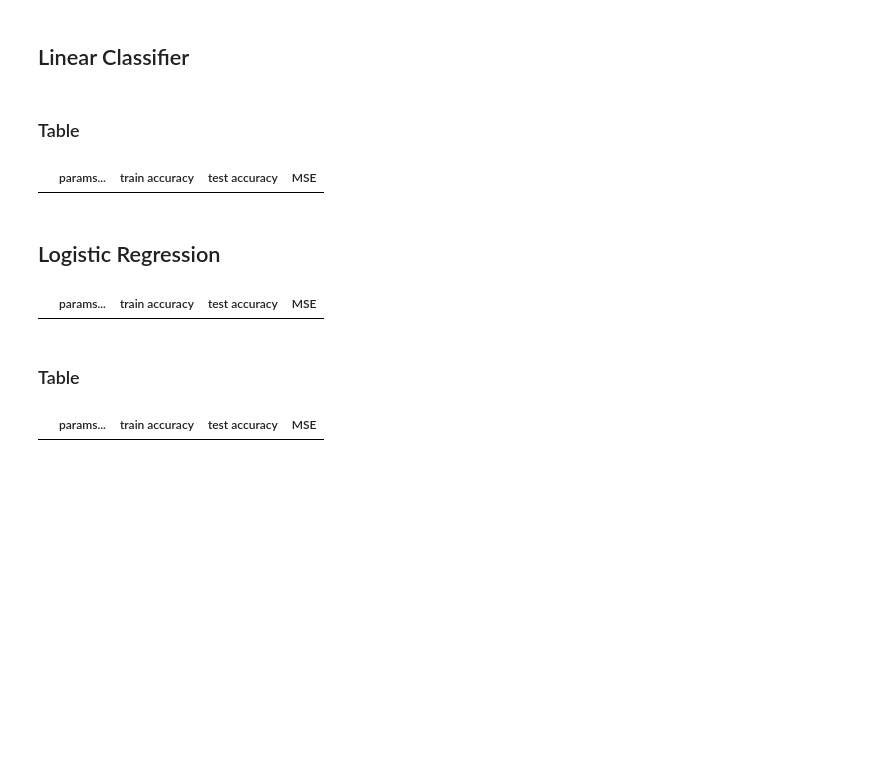
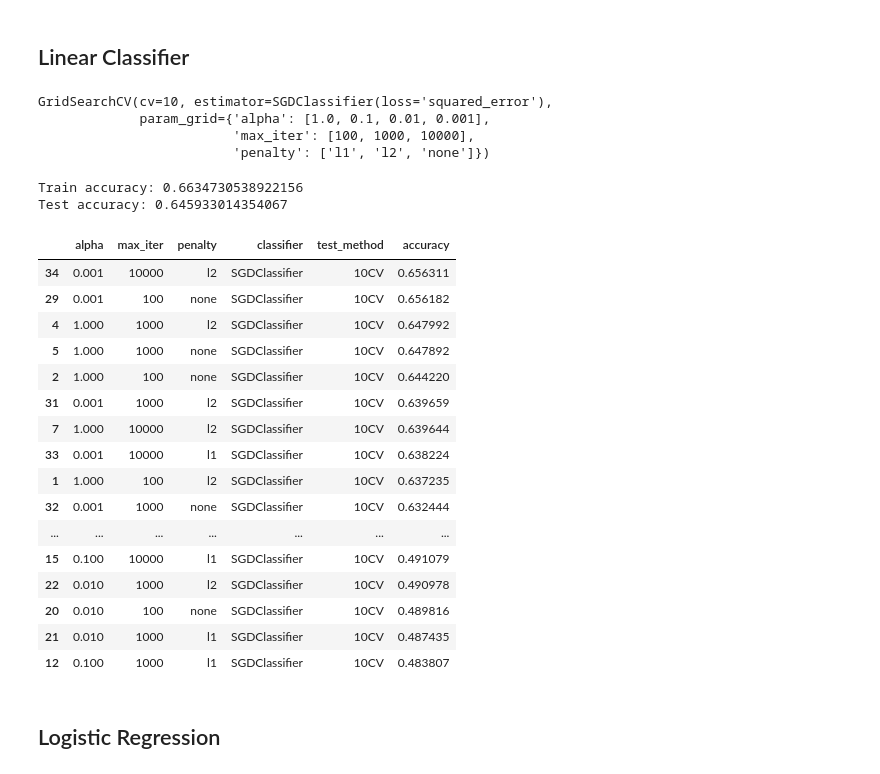
Before and after one commit to DuplexCard/F20DL-Natalia-G4, a Jupyter notebook: lab9.ipynb, the cells around one changed output. Saved outputs shown, nothing was run; the diff lists cells and outputs as text; code cells hidden in the pictures; blank space fills up the shorter version.

Commit message:
added sgd and logistic classifier

```diff
--- a/lab9.ipynb
+++ b/lab9.ipynb
@@ -59,6 +62,10 @@ y_binary = [0 if y_i > np.mean(y) else 1 for y_i in y] #making the target class
 X = df3_copy
 # display(X)
 # print(y_binary)
+# %%
+#scale
+scaler = MinMaxScaler()
+X = scaler.fit_transform(X)
 # %%
 X_train, X_test, y_train, y_test = train_test_split(X, y_binary, test_size=0.2, stratify=y_binary, random_state=42,)
 X_train.shape
@@ -73,18 +76,50 @@ linear_table = pd.DataFrame(columns=["params...","train accuracy","test accuracy
 # %%
+#batch size is not supported in SGDClassifier, can be done using partial_fit
 parameters = {
-    "learning_rate": [1.0, 0.1, 0.01, 0.001],
-    "max_iter": [10, 100, 1000],
-    "batch":
+    "alpha": [1.0, 0.1, 0.01, 0.001],
+    "max_iter": [100, 1000, 10000],
+    "penalty" : ["l1", "l2", "none"]
 
 }
 linear_model = SGDClassifier(loss="squared_error")
 linear_cv = GridSearchCV(linear_model, parameters, cv=10)
 linear_cv.fit(X_train,y_train)
+# %% [output]
+GridSearchCV(cv=10, estimator=SGDClassifier(loss='squared_error'),
+             param_grid={'alpha': [1.0, 0.1, 0.01, 0.001],
+                         'max_iter': [100, 1000, 10000],
+                         'penalty': ['l1', 'l2', 'none']})
-# %% [markdown]
-### Table
-# %%
-linear_table
-# %% [output]
-|  | params... | train accuracy | test accuracy | MSE |
+# %%
+print(f"Train accuracy: {linear_cv.best_estimator_.score(X_train, y_train)}")
+print(f"Test accuracy: {linear_cv.best_estimator_.score(X_test, y_test)}")
+# %% [output]
+Train accuracy: 0.6634730538922156
+Test accuracy: 0.645933014354067
+# %%
+table = pd.DataFrame(linear_cv.cv_results_["params"])
+table["classifier"] = "SGDClassifier"
+table["test_method"] = "10CV"
+table["accuracy"] = linear_cv.cv_results_["mean_test_score"]
+table = table.sort_values(by=["accuracy"], ascending=False)
+
+table
+# %% [output]
+|  | alpha | max_iter | penalty | classifier | test_method | accuracy |
+| 34 | 0.001 | 10000 | l2 | SGDClassifier | 10CV | 0.656311 |
+| 29 | 0.001 | 100 | none | SGDClassifier | 10CV | 0.656182 |
+| 4 | 1.000 | 1000 | l2 | SGDClassifier | 10CV | 0.647992 |
+| 5 | 1.000 | 1000 | none | SGDClassifier | 10CV | 0.647892 |
+| 2 | 1.000 | 100 | none | SGDClassifier | 10CV | 0.644220 |
+| 31 | 0.001 | 1000 | l2 | SGDClassifier | 10CV | 0.639659 |
+| 7 | 1.000 | 10000 | l2 | SGDClassifier | 10CV | 0.639644 |
+| 33 | 0.001 | 10000 | l1 | SGDClassifier | 10CV | 0.638224 |
+| 1 | 1.000 | 100 | l2 | SGDClassifier | 10CV | 0.637235 |
+| 32 | 0.001 | 1000 | none | SGDClassifier | 10CV | 0.632444 |
+| ... | ... | ... | ... | ... | ... | ... |
+| 15 | 0.100 | 10000 | l1 | SGDClassifier | 10CV | 0.491079 |
+| 22 | 0.010 | 1000 | l2 | SGDClassifier | 10CV | 0.490978 |
+| 20 | 0.010 | 100 | none | SGDClassifier | 10CV | 0.489816 |
+| 21 | 0.010 | 1000 | l1 | SGDClassifier | 10CV | 0.487435 |
+| 12 | 0.100 | 1000 | l1 | SGDClassifier | 10CV | 0.483807 |
 # %% [markdown]
 ## Logistic Regression
@@ -93,12 +125,0 @@ logistic_table = pd.DataFrame(columns=["params...","train accuracy","test accura
-# %%
-logistic_model = SGDClassifier(loss="log", random_state=10)
-logistic_cv = GridSearchCV(logistic_model, parameters, cv=10)
-logistic_cv.fit(X_train,y_train)
-# %% [output]
-|  | params... | train accuracy | test accuracy | MSE |
-# %% [markdown]
-### Table
-# %%
-logistic_table
-# %% [output]
-|  | params... | train accuracy | test accuracy | MSE |
```
Also changed, not shown: parts of 8 cells of this notebook, 1 other file.
